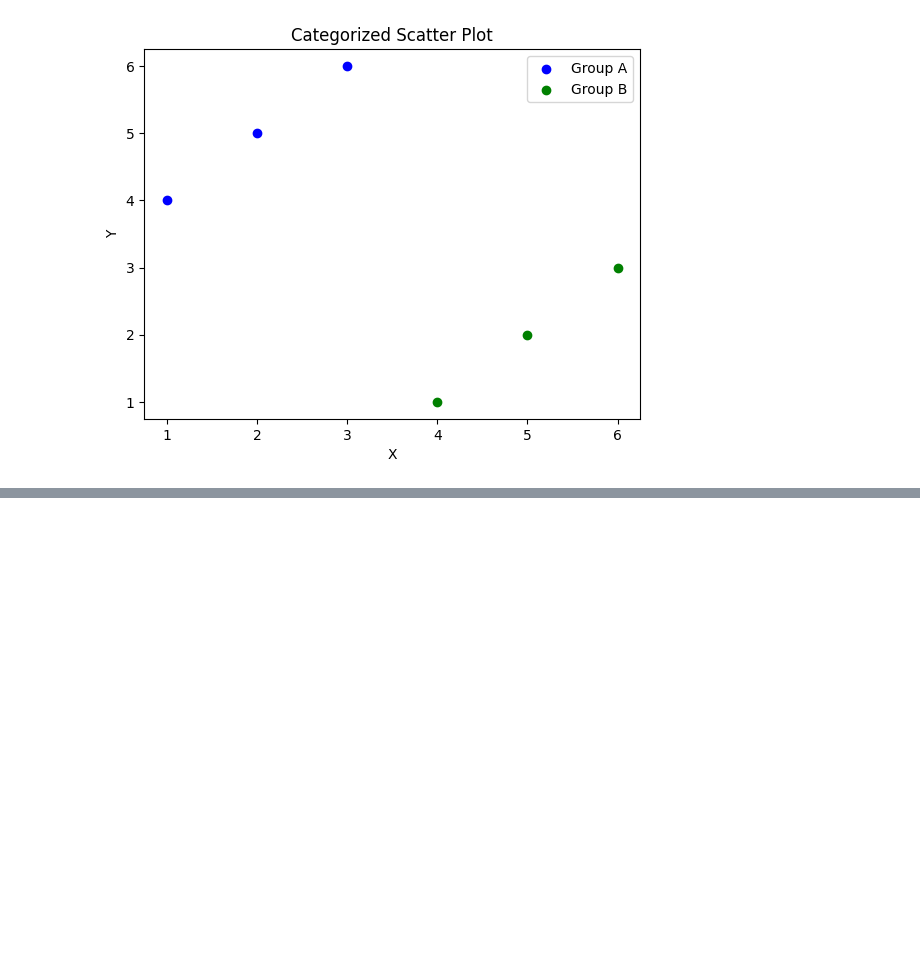
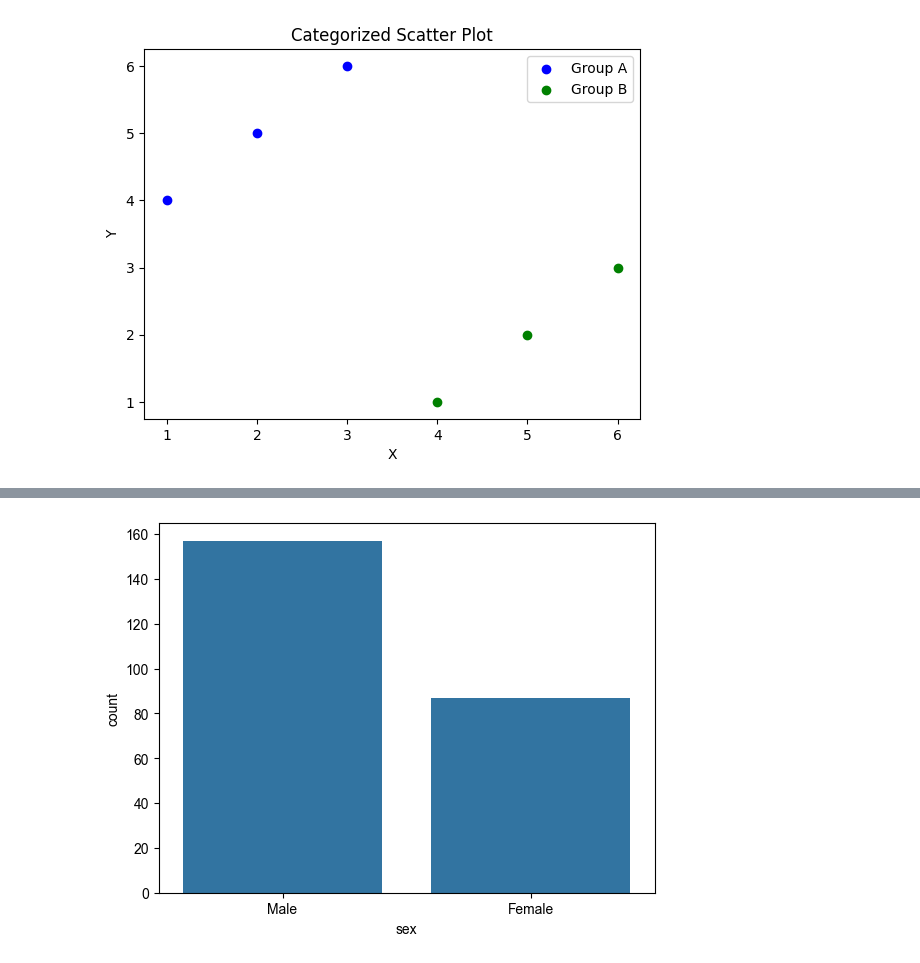
Before and after one commit to maneesha2277/datavisualization, a Jupyter notebook: graph.ipynb, the cells around one changed output, grey strips where cells are left out. Cells and saved outputs as stored; diff of their text form; code cells hidden in the pictures; blank space fills up the shorter version.

```diff
--- a/graph.ipynb
+++ b/graph.ipynb
@@ -208,0 +255,5 @@ plt.show()
+# %%
+sns.countplot(x='sex',data=df)
+sns.set_style('darkgrid')
+# %% [output]
+[figure, added]
```
Also changed, not shown: parts of 32 cells of this notebook, 11 other files.
